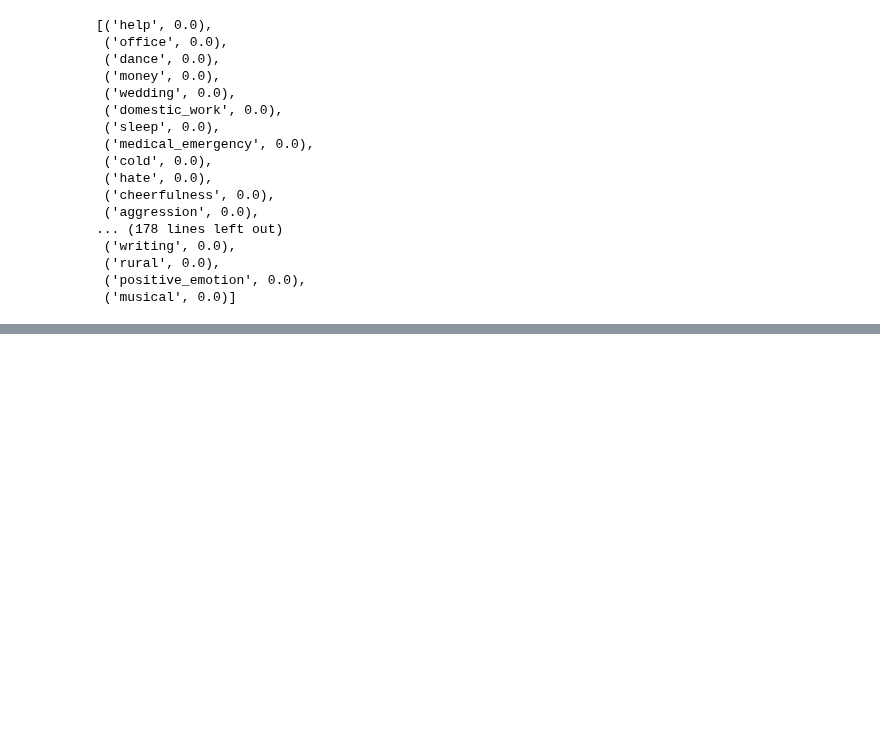
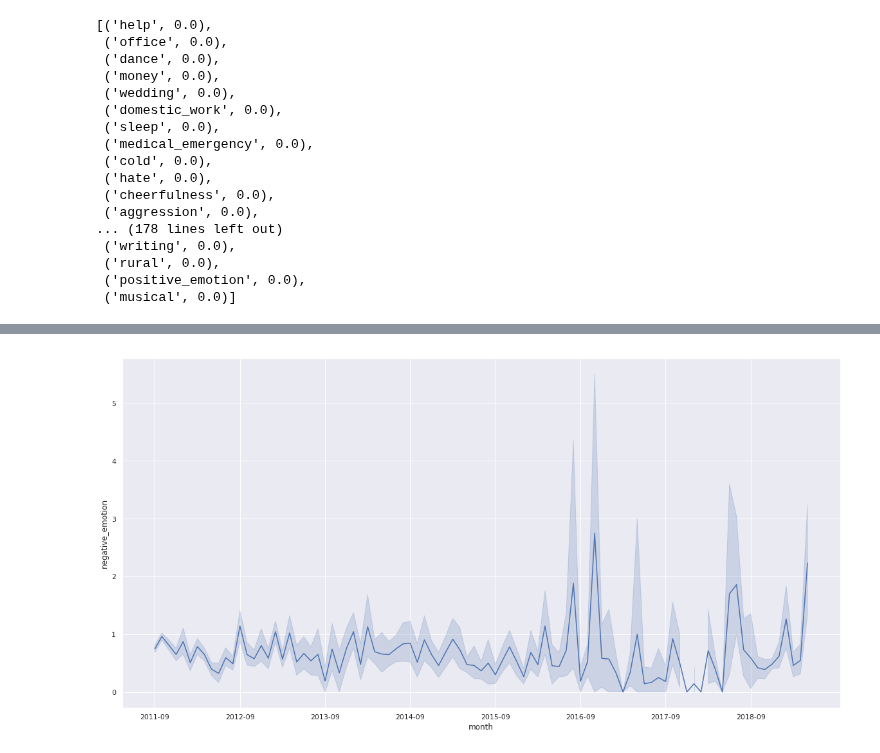
Before and after one commit to EmanuelHappy/Data-Science, a Jupyter notebook: _PushshiftReddit/empath.ipynb, the cells around one changed output, grey strips where cells are left out. Cells and saved outputs as stored; diff of their text form; code cells hidden in the pictures; blank space fills up the shorter version.

```diff
--- a/_PushshiftReddit/empath.ipynb
+++ b/_PushshiftReddit/empath.ipynb
@@ -66,0 +227,11 @@ sorted(c.items(), key=lambda kv: kv[1], reverse=True)
+# %%
+sub = "Masculism"
+df3 = pd.read_csv(f'./data/reddit/cm/{sub}_comments.csv')
+add_columns3(df3, sub)
+# %%
+plt.figure(figsize=(20,10))
+ax = sns.lineplot(x="month", y="negative_emotion", data=df3)
+ax.set(xticks=list(df3["month"].drop_duplicates()[::12]))
+plt.show()
+# %% [output]
+[figure, added]
```
Also changed, not shown: parts of 21 cells of this notebook, 5 other files.
